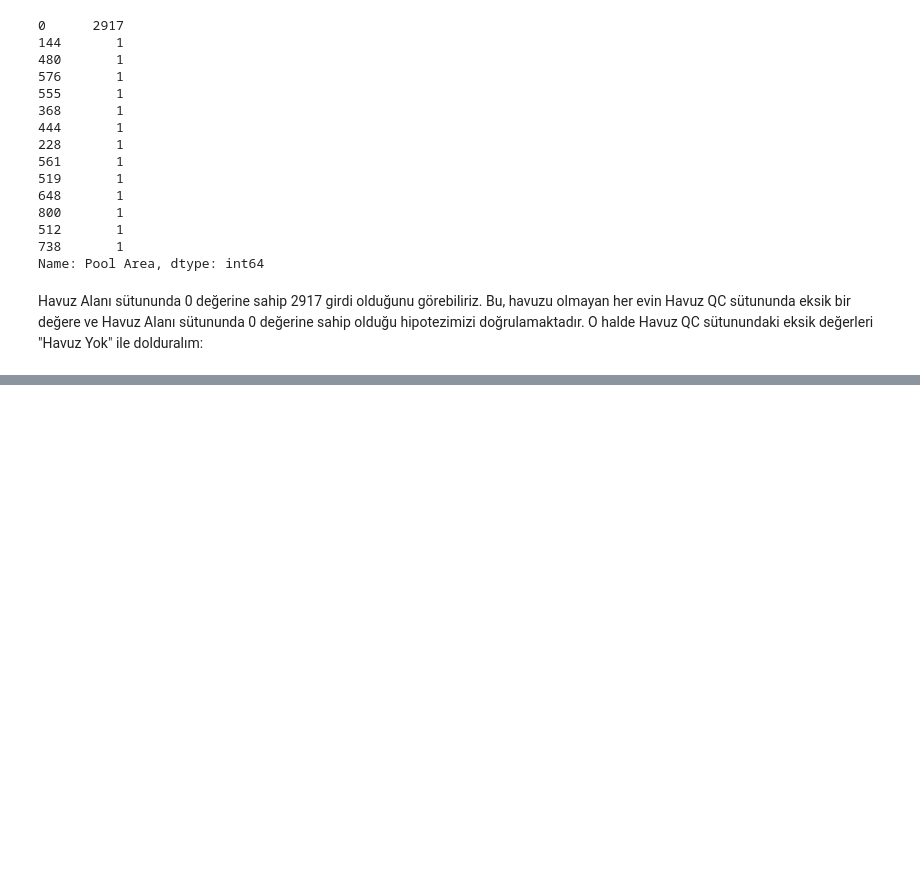
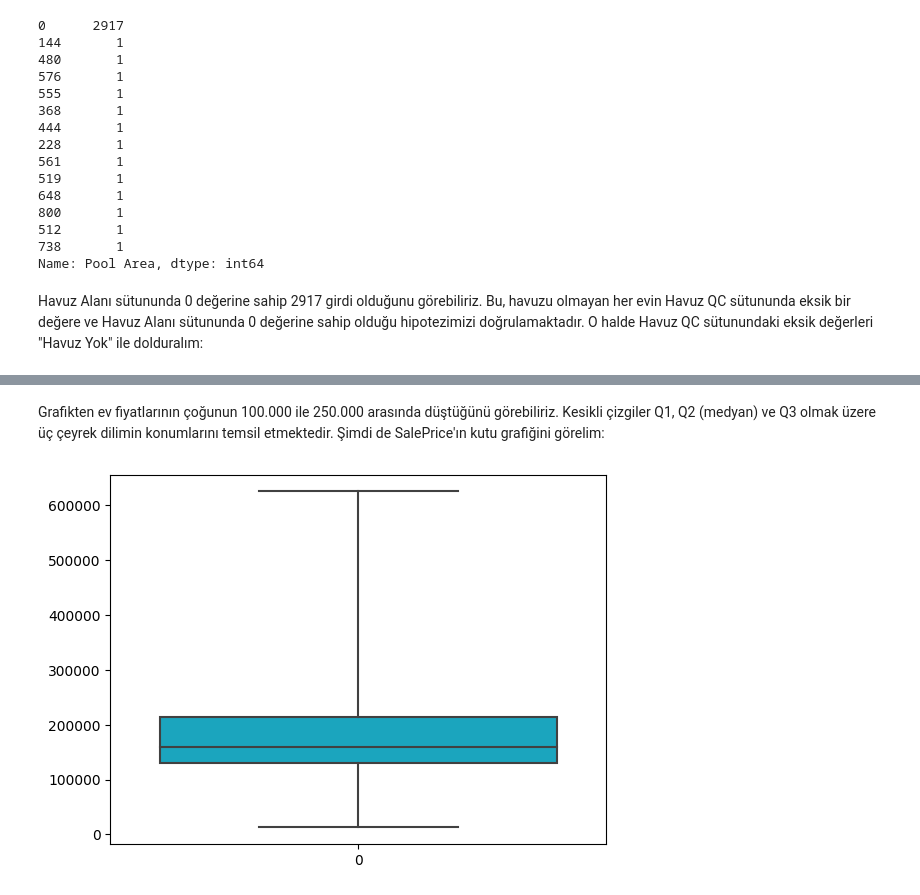
Before and after one commit to mucahituzak/KampIntro, a Jupyter notebook: VeriMadenciligiFinalEvFiyatlariTahmini.ipynb, the cells around one changed output, grey strips where cells are left out. Drawn from its saved outputs; the diff is of its cells as text; code cells hidden in the pictures; blank space fills up the shorter version.

```diff
--- a/VeriMadenciligiFinalEvFiyatlariTahmini.ipynb
+++ b/VeriMadenciligiFinalEvFiyatlariTahmini.ipynb
@@ -163,0 +394,6 @@ dataset["Pool QC"].fillna("No Pool", inplace=True)
+# %% [markdown]
+Grafikten ev fiyatlarının çoğunun 100.000 ile 250.000 arasında düştüğünü görebiliriz. Kesikli çizgiler Q1, Q2 (medyan) ve Q3 olmak üzere üç çeyrek dilimin konumlarını temsil etmektedir. Şimdi de SalePrice'ın kutu grafiğini görelim:
+# %%
+sns.boxplot(dataset['SalePrice'], whis=10, color="#00B8D9");
+# %% [output]
+[figure, added]
```
Also changed, not shown: parts of 221 cells of this notebook.
